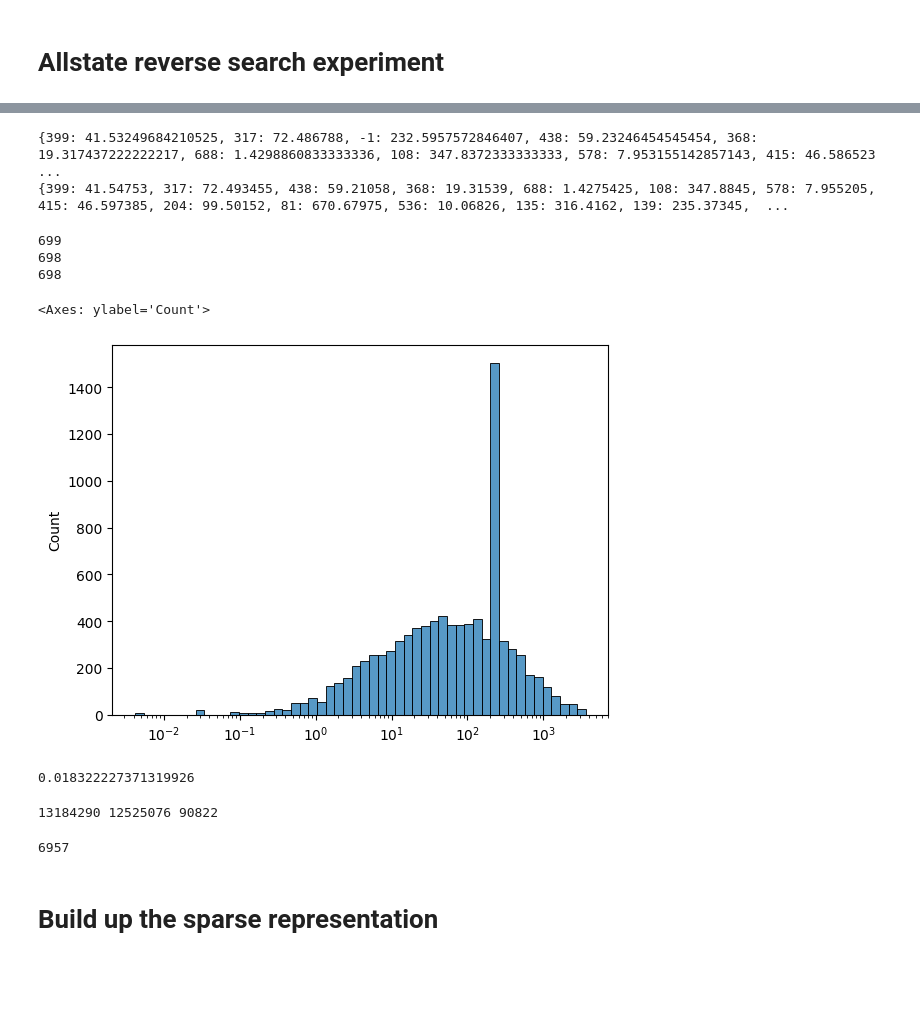
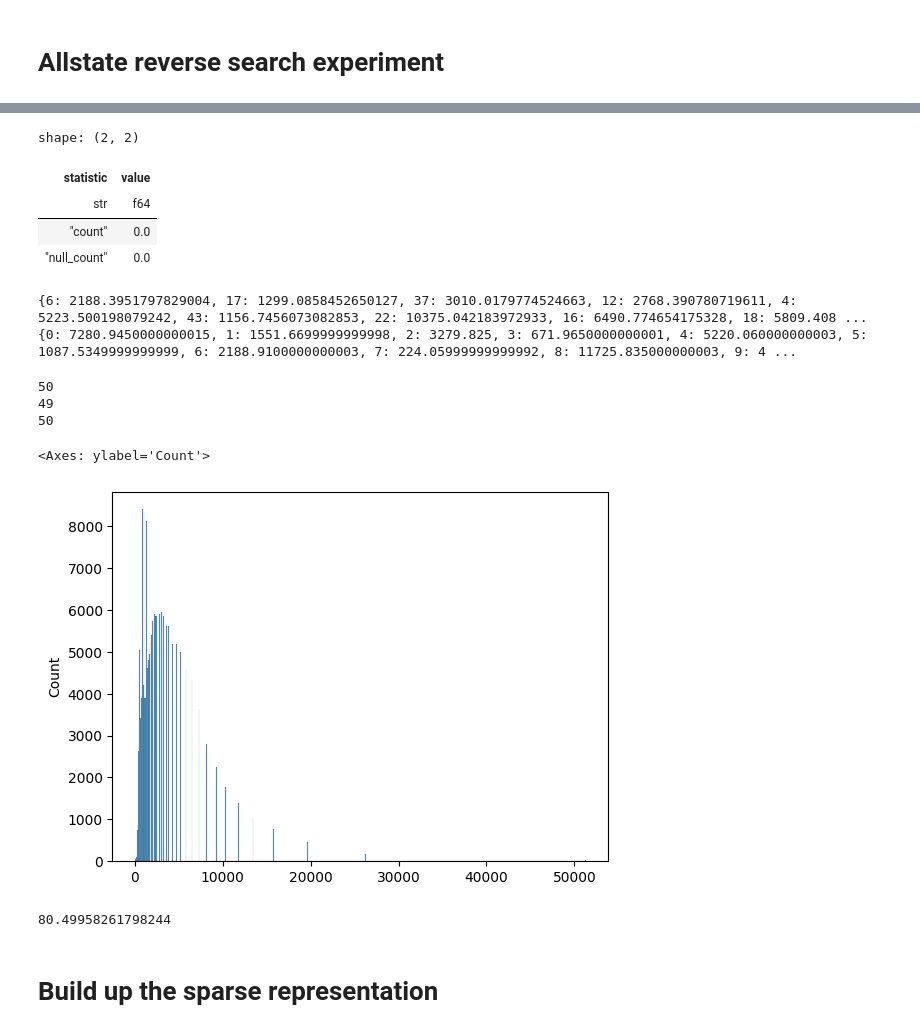
Before and after one commit to aurelienwaite/reverse_search_experiments, a Jupyter notebook: allstate/allstate.ipynb, the cells around one changed output, grey strips where cells are left out. Saved outputs shown, nothing was run; the diff lists cells and outputs as text; code cells hidden in the pictures; blank space fills up the shorter version.

```diff
--- a/allstate/allstate.ipynb
+++ b/allstate/allstate.ipynb
@@ -10,5 +11,6 @@ from collections import defaultdict
 from statistics import median
 import json
 # %%
-df = pl.read_csv("data/train_set.csv", null_values="?")
-train, validation = df.with_columns((pl.col("Row_ID") % 20 == 0).alias("split")).partition_by("split", include_key=False)
+sample_modulo = 10
+df = pl.read_csv("data/train.csv", null_values="?")
+train, validation = df.with_columns((pl.col("id") % sample_modulo == 0).alias("split")).partition_by("split", include_key=False)
@@ -15,6 +37,6 @@ train, validation = df.with_columns((pl.col("Row_ID") % 20 == 0).alias("split"))
 # %%
-sample = non_zero = train.filter(pl.col("Claim_Amount") != 0.0)["Claim_Amount"].sample(fraction=0.1).to_numpy()
-clustering = cluster.HDBSCAN(n_jobs=-1).fit(sample.reshape(-1, 1))
+sample = np.log(train["loss"].to_numpy())
+clustering = cluster.KMeans(n_clusters=50).fit(sample.reshape(-1, 1))
 # %%
 unique, counts = np.unique(clustering.labels_, return_counts=True)
 print(len(unique), np.max(counts))
@@ -26,63 +54,67 @@ sns.histplot(clustering.labels_)
+# %%
+outliers = [value for value, label in zip(sample, clustering.labels_) if label == -1]
+outliers = pl.Series(outliers)
+outliers.describe()
+# %% [output]
+shape: (2, 2)
+| statistic | value |
+| str | f64 |
+| "count" | 0.0 |
+| "null_count" | 0.0 |
 # %%
 cluster_aggs = defaultdict(lambda : [0.0, 0])
-for value, label in zip(sample, clustering.labels_):
+for value, label in zip(np.exp(sample), clustering.labels_):
     aggs = cluster_aggs[label]
     aggs[0] += value
     aggs[1] += 1
 
 label_means = {label: aggs[0]/aggs[1] for label, aggs in cluster_aggs.items()}
+if -1 in label_means:
+    del label_means[-1]
 print(label_means)
 
 cluster_partitioned = defaultdict(lambda: [])
-for value, label in zip(sample, clustering.labels_):
+for value, label in zip(np.exp(sample), clustering.labels_):
     cluster_partitioned[label].append(value)
 label_medians = {label: median(partition) for label, partition in cluster_partitioned.items()}
-def rename_cluster(label):
-    tmp_val = label_medians[label]
-    del label_medians[label]
-    max_label = max(label_medians.keys())
-    label_medians[max_label + 1] = tmp_val
 
-rename_cluster(-1)
-rename_cluster(0) # Reserve 0 for the 0th label
-label_medians[0] = 0.
-print(label_medians)
+if -1 in label_medians:
+    del label_medians[-1]
+#label_medians[0] = 0.
+print({key: label_medians[key] for key in sorted(label_medians.keys())})
+
+#medroid_keys = {cluster_id for cluster_id in clustering.labels_}
+#medroid_keys.remove(-1)
+#label_medoids = {cluster_id + 1: medoid[0] for cluster_id, medoid in zip(sorted(medroid_keys), clustering.medoids_)}
+#print(label_medoids)
+#label_medoids[0] = 0.
+#print(label_medoids)
 # %% [output]
-{399: 41.53249684210525, 317: 72.486788, -1: 232.5957572846407, 438: 59.23246454545454, 368: 19.317437222222217, 688: 1.4298860833333336, 108: 347.8372333333333, 578: 7.953155142857143, 415: 46.586523 ...
-{399: 41.54753, 317: 72.493455, 438: 59.21058, 368: 19.31539, 688: 1.4275425, 108: 347.8845, 578: 7.955205, 415: 46.597385, 204: 99.50152, 81: 670.67975, 536: 10.06826, 135: 316.4162, 139: 235.37345,  ...
+{6: 2188.3951797829004, 17: 1299.0858452650127, 37: 3010.0179774524663, 12: 2768.390780719611, 4: 5223.500198079242, 43: 1156.7456073082853, 22: 10375.042183972933, 16: 6490.774654175328, 18: 5809.408 ...
+{0: 7280.9450000000015, 1: 1551.6699999999998, 2: 3279.825, 3: 671.9650000000001, 4: 5220.060000000003, 5: 1087.5349999999999, 6: 2188.9100000000003, 7: 224.05999999999992, 8: 11725.835000000003, 9: 4 ...
 # %%
 print(len(label_medians))
 print(max(label_medians.keys()))
 print(len(label_means))
 # %% [output]
-699
-698
-698
+50
+49
+50
 # %%
-filtered_labelled = [label_means[label] for label in clustering.labels_]
-sns.histplot(filtered_labelled, log_scale=True)
+quantised = [label_means[label] for label in clustering.labels_ if label != -1]
+sns.histplot(quantised)
 # %% [output]
 <Axes: ylabel='Count'>
-[figure, old version]
+[figure, new version]
 # %%
-validation_response = validation["Claim_Amount"]
+train_response = train["loss"]
 
 errors = []
-for response in validation_response:
-    errors.append(min([abs(response - median) for median in label_medians.values()]))
+for response in train_response:
+    errors.append(min([abs(response - centre) for centre in label_medians.values()]))
 print(sum(errors) / len(errors))
 # %% [output]
-0.018322227371319926
+80.49958261798244
-# %%
-non_zero = train.filter(pl.col("Claim_Amount") != 0.0)["Claim_Amount"].to_numpy()
-print(len(df), len(train), len(non_zero))
-full_clustering = cluster.HDBSCAN(n_jobs=-1).fit(non_zero.reshape(-1, 1))
-# %% [output]
-13184290 12525076 90822
-# %%
-print(len(np.unique(full_clustering.labels_)))
-# %% [output]
-6957
 # %% [markdown]
 # Build up the sparse representation
 # %%
```
Also changed, not shown: parts of 19 cells of this notebook, 1 other file.
